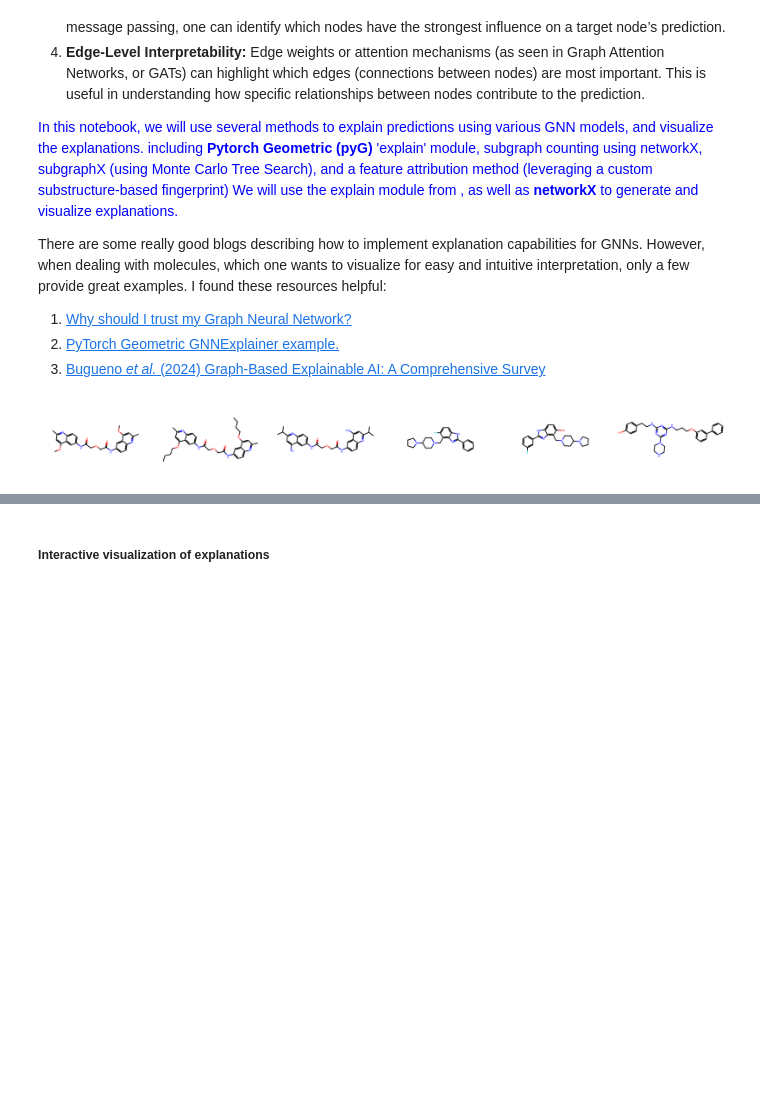
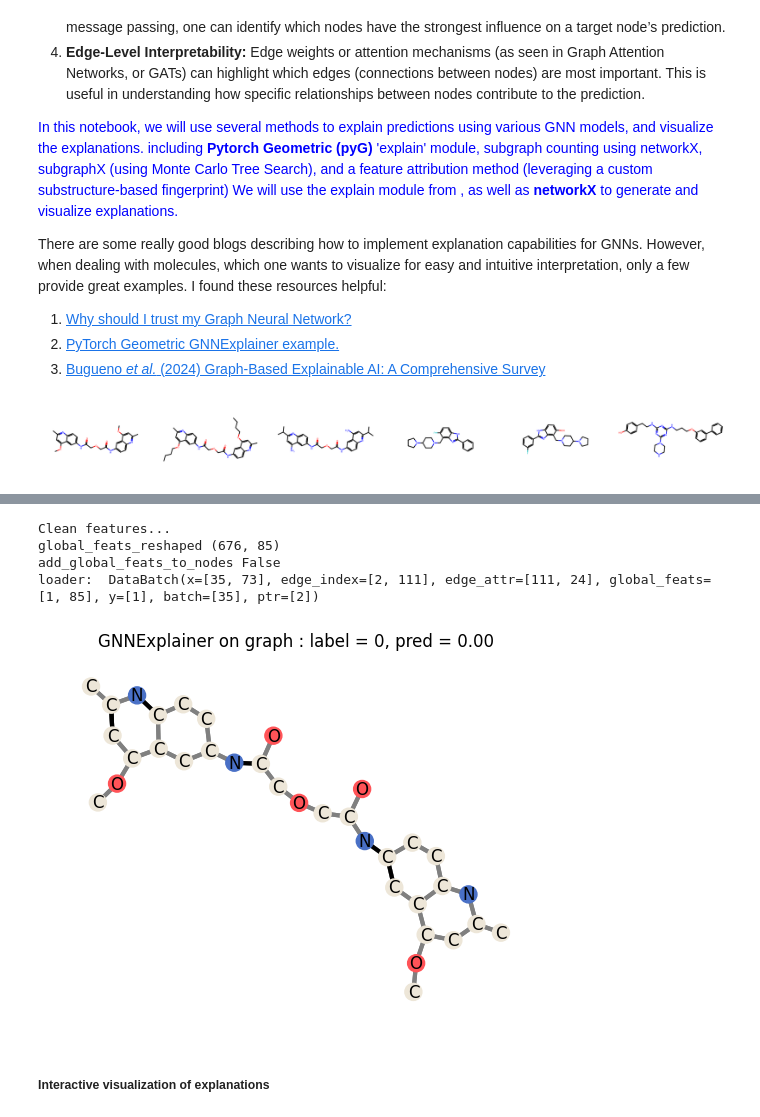
Before and after one commit to djoy4stem/qsar_w_gnns, a Jupyter notebook: notebooks/dd2/dd2_gnn_explanation_and_visuals.ipynb, the cells around one changed output, grey strips where cells are left out. Drawn from its saved outputs; the diff is of its cells as text; code cells hidden in the pictures; blank space fills up the shorter version.

```diff
--- a/notebooks/dd2/dd2_gnn_explanation_and_visuals.ipynb
+++ b/notebooks/dd2/dd2_gnn_explanation_and_visuals.ipynb
@@ -308,13 +366,33 @@ gat_xp_module.visualize_explanation_for_graph(
 # %%
 ## With the GIN
+
+gin_graphs_from_test_mols = gnn_utils.get_dataset_from_mol_list(
+    mol_list=test_molecules,
+    targets=smiles_and_labels["test"][1],
+    atom_featurizer=gin_predictor.atom_featurizer,
+    bond_featurizer=gin_predictor.bond_featurizer,
+    add_explicit_h=False,
+    mol_featurizer=gin_predictor.mol_featurizer,
+    compute_global_features=True,
+    add_global_feat_to_nodes=False,
+    scale_features=True,
+    feature_scaler=StandardScaler(),
+)
+
 # print(gin_xp_module.gnn_predictor.model)
 gin_xp_module.visualize_explanation_for_graph(
-    my_data=graphs_from_test_mols[0],
+    my_data=gin_graphs_from_test_mols[0],
     threshold=0.5,
     device="cpu",
     node_size=150,
     edge_width=3,
 )
+# %% [output]
+Clean features...
+global_feats_reshaped (676, 85)
+add_global_feats_to_nodes False
+loader:  DataBatch(x=[35, 73], edge_index=[2, 111], edge_attr=[111, 24], global_feats=[1, 85], y=[1], batch=[35], ptr=[2])
+[figure, added]
 # %% [markdown]
 <h5 style="font-family: cursive">Interactive visualization of explanations</h5>
 # %%
```
Also changed, not shown: parts of 26 cells of this notebook, 11 other files.
